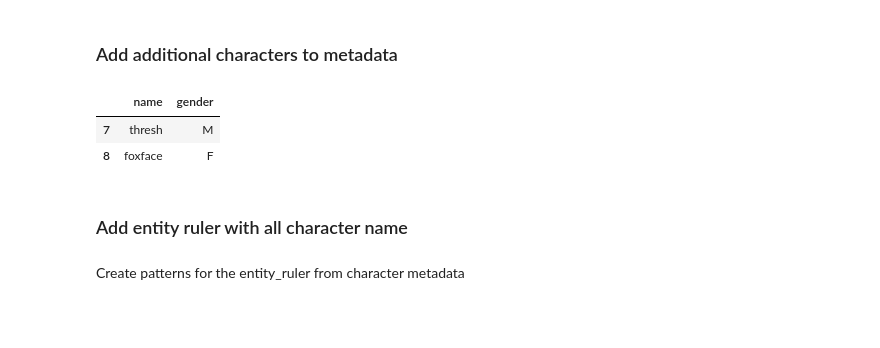
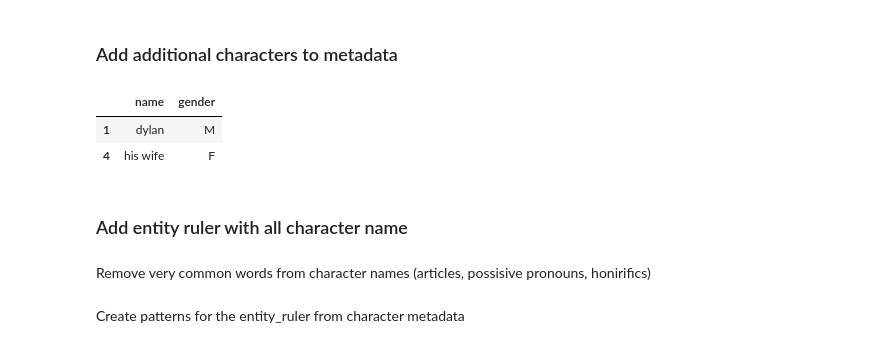
Before and after one commit to epfl-ada/ada-2022-project-error141, a Jupyter notebook: data_exploration_final.ipynb, the cells around one changed output. Saved outputs shown, nothing was run; the diff lists cells and outputs as text; code cells hidden in the pictures; blank space fills up the shorter version.

```diff
--- a/data_exploration_final.ipynb
+++ b/data_exploration_final.ipynb
@@ -554,7 +555,7 @@ An example of the issues of the original function and solutions are shown below.
 # %% [markdown]
 ### Original coref_resolved fuction
 # %%
-nlp = spacy.load("en_core_web_sm")
+nlp = spacy.load("en_core_web_trf")
 text  = "In her first Reaping, 12-year-old Primrose Everdeen is chosen from District 12. Her older sister Katniss volunteers to take her place. Peeta Mellark, a baker\'s son who once gave Katniss bread when she was starving, is the other District 12 tribute. Katniss and Peeta are taken to the Capitol, accompanied by their frequently drunk mentor, past victor Haymitch Abernathy."
 
 prediction = predictor.predict(document=text)
@@ -596,11 +597,12 @@ def order_coreference(cluster, text):
     ref =  pd.DataFrame([[" ".join(text[i[0]:i[1]+ 1]).lower(), i] for i in cluster])
     ref.columns = ['ref_text','ind']
 
-    #Aggrate according to text, count number of occurence of each reference, and sort
-    ref = ref.groupby(ref['ref_text']).aggregate({'ref_text': 'count', 'ind': 'sum'})
-    ref.index.name = None
-    ref = ref.sort_values(by=['ref_text'], ascending=False)
+    #Aggrate according to text, count number of word contained in each reference, and sort
+    ref = ref.groupby('ref_text').aggregate({'ind':'sum', 'ref_text': 'count'})
+    ref.columns = ['ind', 'count']; ref.index.name = None;
 
+    ref['n_words'] = ref.index; ref.n_words= ref.n_words.apply(lambda x: len(x.split()))
+    ref = ref.sort_values(by=['n_words'], ascending=True)
 
     #Order indexes in cluster
     cluster = list(chain(*ref.ind.values))
@@ -693,11 +695,12 @@ def coreference_resolution(text, nlp_pipeline, predictor):
 
     return coref_text, character
 # %%
-#nlp = spacy.load("en_core_web_sm")
 #model_url = "https://storage.googleapis.com/allennlp-public-models/coref-spanbert-large-2020.02.27.tar.gz"
 #predictor = Predictor.from_path(model_url)
 
-text = summaries.loc[31186339].summary
+nlp = spacy.load("en_core_web_trf")
+#text = summaries.loc[31186339].summary 871056 22224559
+text = summaries.loc[29373289].summary
 coref_summary, coref_character = coreference_resolution(text, nlp, predictor)
 coref_character
 # %% [output]
@@ -753,15 +751,17 @@ def add_character_from_coref(coref, metadata):
 
     return character_to_add
 # %%
-character = character_metadata.loc[31186339][:]
-
+character = character_metadata.loc[29373289 ][:]
+#character = character_metadata.loc[31186339][:]22224559
 to_add = add_character_from_coref(coref_character,character)
 character = pd.concat([character, to_add], sort=False)
 
 to_add
 # %% [output]
 |  | name | gender |
-| 7 | thresh | M |
-| 8 | foxface | F |
+| 1 | dylan | M |
+| 4 | his wife | F |
 # %% [markdown]
 ### Add entity ruler with all character name
+# %% [markdown]
+Remove very common words from character names (articles, possisive pronouns, honirifics)
```
Also changed, not shown: parts of 33 cells of this notebook.
